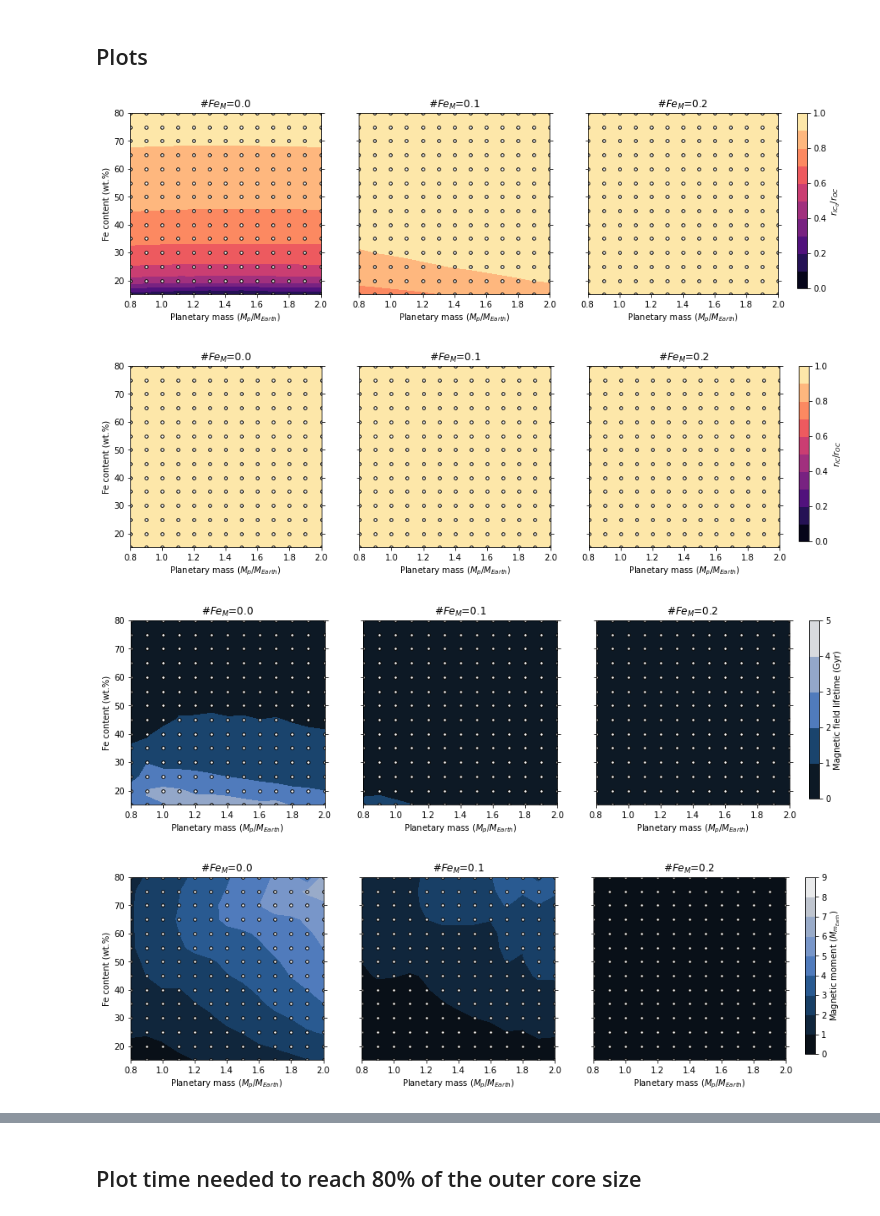
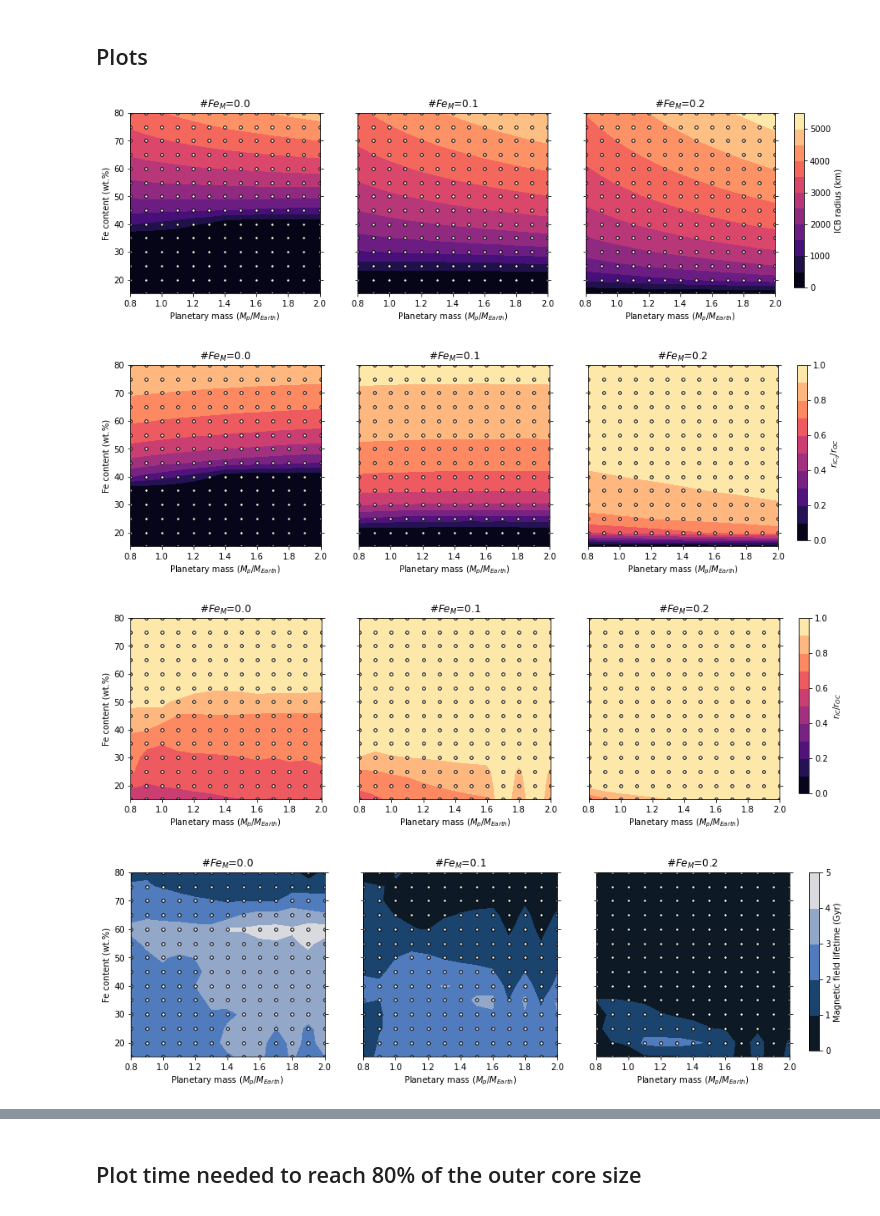
Before and after one commit to irenebonati/exo-cores, a Jupyter notebook: Planets_Evolution.ipynb, the cells around one changed output, grey strips where cells are left out. Cells and saved outputs as stored; diff of their text form; code cells hidden in the pictures.

```diff
--- a/Planets_Evolution.ipynb
+++ b/Planets_Evolution.ipynb
@@ -28,7 +28,7 @@ cm_nuuk = np.loadtxt("ColorMaps/nuuk/nuuk.txt")
 nuuk = LinearSegmentedColormap.from_list("nuuk", cm_nuuk)
 cm_bilbao = np.loadtxt("ColorMaps/bilbao/bilbao.txt")
 bilbao = LinearSegmentedColormap.from_list("bilbao", cm_bilbao)
-plots_folder = "./Figures_warm/"
+plots_folder = "./Figures/"
 # %%
 def reverse_colourmap(cmap, name = 'my_cmap_r'):
     reverse = []
@@ -56,10 +56,10 @@ bilbao_r = reverse_colourmap(bilbao)
 # %% [markdown]
 ## Look at one case with a given planetary mass, bulk and mantle iron content, and light element fraction
 # %%
-Mp  = 0.8
-XFe = 15.
-FeM = 20.
-S = 0.
+Mp  = 1.1
+XFe = 30.
+FeM = 0.
+S = 0.1
 
 Planet = evolution.Rocky_Planet(Mp, XFe, FeM, S)
 # %%
@@ -267,19 +269,19 @@ def plot_evolution(nplot,Masses,Fe,arr,yl,figsize=[10,4],leg=(0.98, 0.98),yltop=
 # %% [markdown]
 ## Plots
 # %%
-#plot_contourf(M,F,r_IC_beginning,Masses,Fe,Fe_mantle,levels_rIC,plots_folder,colormap=plt.cm.magma,clabel="ICB radius (km)",figname="r_IC0_FeM.pdf")
+plot_contourf(M,F,r_IC_beginning,Masses,Fe,Fe_mantle,levels_rIC,plots_folder,colormap=plt.cm.magma,clabel="ICB radius (km)",figname="r_IC0_FeM.pdf")
 plot_contourf(M,F,r_IC_beginning/r_OC,Masses,Fe,Fe_mantle,levels_ICMF,plots_folder,colormap=plt.cm.magma,clabel="$r_{IC_{0}}$/$r_{OC}$",figname="ICMF0_FeM.pdf")
 
 #plot_contourf(M,F,r_IC_end,Masses,Fe,Fe_mantle,levels_rIC,plots_folder,colormap=plt.cm.magma,clabel="ICB radius (km)",figname="r_IC_FeM.pdf")
 plot_contourf(M,F,r_IC_end/r_OC,Masses,Fe,Fe_mantle,levels_ICMF,plots_folder,colormap=plt.cm.magma,clabel="$r_{IC}$/$r_{OC}$",figname="ICMF_FeM.pdf")
 
 plot_contourf(M,F,MF_lifetime,Masses,Fe,Fe_mantle,levels_MF,plots_folder,colormap=oslo,clabel="Magnetic field lifetime (Gyr)",figname="MF_lifetime_FeM.pdf")
 
 #plot_contourf(M,F,tIC_80,Masses,Fe,Fe_mantle,levels_rIC08,plots_folder,colormap=oslo,clabel="Time to reach 80% OC (Gyr)",figname="t80_FeM.pdf")
 
 plot_contourf(M,F,MF_strength,Masses,Fe,Fe_mantle,levels_MFstr,plots_folder,colormap=oslo,clabel="Magnetic moment ($M_{m_{Earth}}$)",figname="MM.pdf")
 # %% [output]
-[figure, old version]
+[figure, new version]
-[figure, old version]
+[figure, new version]
-[figure, old version]
+[figure, new version]
-[figure, old version]
+[figure, new version]
```
Also changed, not shown: parts of 6 cells of this notebook, 4 other files.
